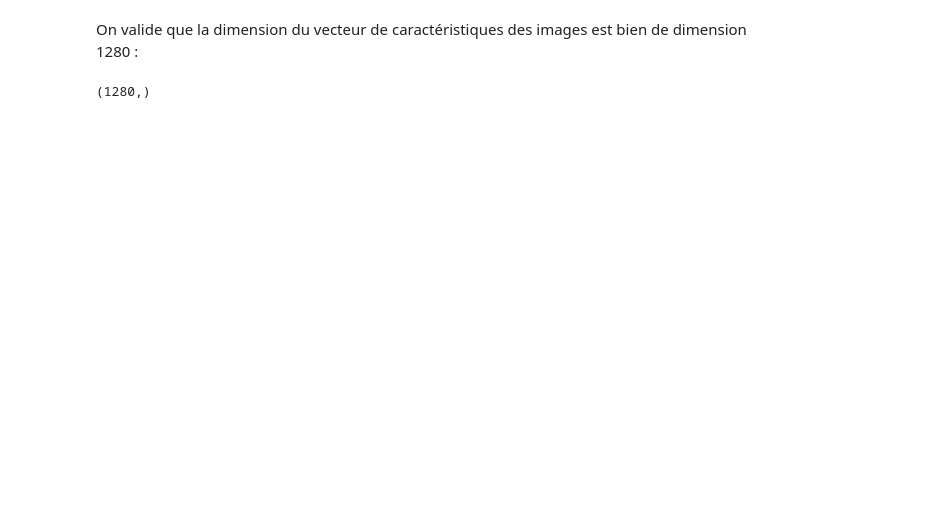
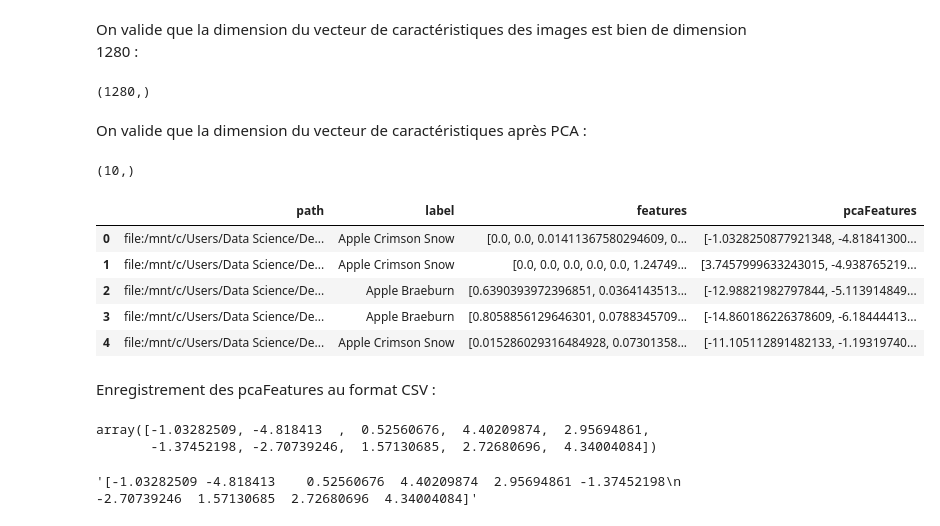
Before and after one commit to BiGHeaDMaX/Extraction-features-avec-Spark, a Jupyter notebook: 01 - Traitements (local).ipynb, the cells around one changed output. Saved outputs shown, nothing was run; the diff lists cells and outputs as text; code cells hidden in the pictures; blank space fills up the shorter version.

```diff
--- a/01 - Traitements (local).ipynb
+++ b/01 - Traitements (local).ipynb
@@ -283,0 +336,2 @@ df.head()
+# %%
+df['features'] = df['features'].apply(lambda x: x['values'] if x is not None else None)
@@ -284,6 +345,25 @@ df.head()
+# %%
+df['pcaFeatures'] = df['pcaFeatures'].apply(lambda x: x['values'] if x is not None else None)
 # %% [markdown]
 On valide que la dimension du vecteur de caractéristiques des images est bien de dimension 1280 :
 # %%
 df.loc[0,'features'].shape
 # %% [output]
 (1280,)
+# %% [markdown]
+On valide que la dimension du vecteur de caractéristiques après PCA :
+# %%
+df.loc[0,'pcaFeatures'].shape
+# %% [output]
+(10,)
+# %%
+df.head()
+# %% [output]
+|  | path | label | features | pcaFeatures |
+| 0 | file:/mnt/c/Users/Data Science/De... | Apple Crimson Snow | [0.0, 0.0, 0.01411367580294609, 0... | [-1.0328250877921348, -4.81841300... |
+| 1 | file:/mnt/c/Users/Data Science/De... | Apple Crimson Snow | [0.0, 0.0, 0.0, 0.0, 0.0, 1.24749... | [3.7457999633243015, -4.938765219... |
+| 2 | file:/mnt/c/Users/Data Science/De... | Apple Braeburn | [0.6390393972396851, 0.0364143513... | [-12.98821982797844, -5.113914849... |
+| 3 | file:/mnt/c/Users/Data Science/De... | Apple Braeburn | [0.8058856129646301, 0.0788345709... | [-14.860186226378609, -6.18444413... |
+| 4 | file:/mnt/c/Users/Data Science/De... | Apple Crimson Snow | [0.015286029316484928, 0.07301358... | [-11.105112891482133, -1.19319740... |
+# %% [markdown]
+Enregistrement des pcaFeatures au format CSV :
@@ -289,0 +374,9 @@ df.loc[0,'features'].shape
+# %%
+df['pcaFeatures'][0]
+# %% [output]
+array([-1.03282509, -4.818413  ,  0.52560676,  4.40209874,  2.95694861,
+       -1.37452198, -2.70739246,  1.57130685,  2.72680696,  4.34004084])
+# %%
+df_read['pcaFeatures'][0]
+# %% [output]
+'[-1.03282509 -4.818413    0.52560676  4.40209874  2.95694861 -1.37452198\n -2.70739246  1.57130685  2.72680696  4.34004084]'
```
Also changed, not shown: parts of 21 cells of this notebook.
